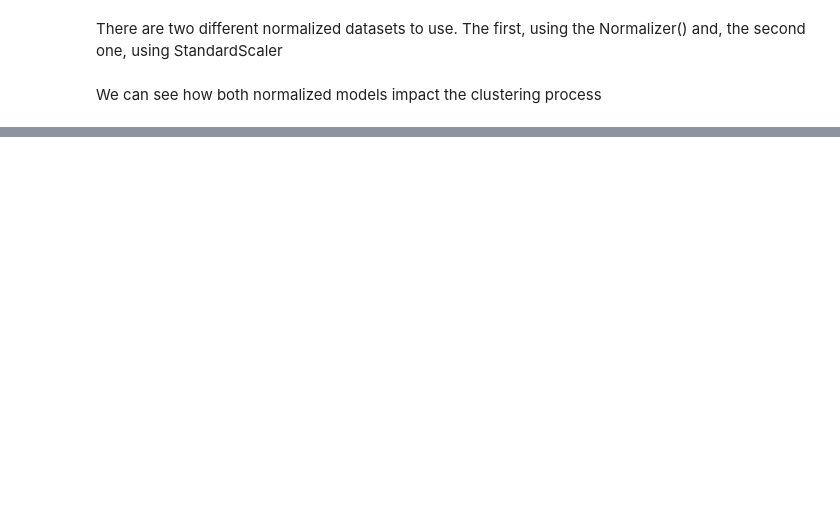
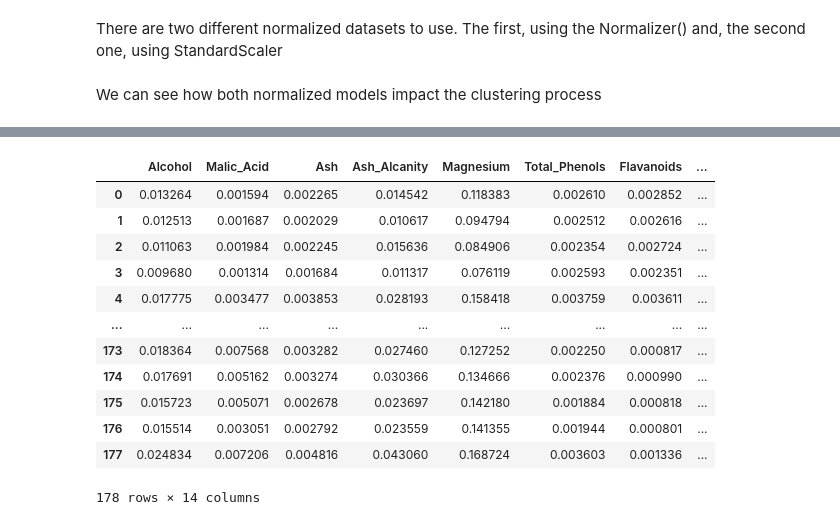
Before and after one commit to ViniciusSimm/wine-clusters, a Jupyter notebook: testing-models.ipynb, the cells around one changed output, grey strips where cells are left out. Cells and saved outputs as stored; diff of their text form; code cells hidden in the pictures; blank space fills up the shorter version.

```diff
--- a/testing-models.ipynb
+++ b/testing-models.ipynb
@@ -80,0 +220,18 @@ full_dataset_with_clusters[['Normalizer','StandardScaler']]
+# %%
+dataset_plot_graphs = pd.DataFrame(full_dataset_Normalizer,columns=full_dataset.columns)
+dataset_plot_graphs['Cluster'] = Y_pred_Normalizer
+dataset_plot_graphs
+# %% [output]
+|  | Alcohol | Malic_Acid | Ash | Ash_Alcanity | Magnesium | Total_Phenols | Flavanoids | ... |
+| 0 | 0.013264 | 0.001594 | 0.002265 | 0.014542 | 0.118383 | 0.002610 | 0.002852 | ... |
+| 1 | 0.012513 | 0.001687 | 0.002029 | 0.010617 | 0.094794 | 0.002512 | 0.002616 | ... |
+| 2 | 0.011063 | 0.001984 | 0.002245 | 0.015636 | 0.084906 | 0.002354 | 0.002724 | ... |
+| 3 | 0.009680 | 0.001314 | 0.001684 | 0.011317 | 0.076119 | 0.002593 | 0.002351 | ... |
+| 4 | 0.017775 | 0.003477 | 0.003853 | 0.028193 | 0.158418 | 0.003759 | 0.003611 | ... |
+| ... | ... | ... | ... | ... | ... | ... | ... | ... |
+| 173 | 0.018364 | 0.007568 | 0.003282 | 0.027460 | 0.127252 | 0.002250 | 0.000817 | ... |
+| 174 | 0.017691 | 0.005162 | 0.003274 | 0.030366 | 0.134666 | 0.002376 | 0.000990 | ... |
+| 175 | 0.015723 | 0.005071 | 0.002678 | 0.023697 | 0.142180 | 0.001884 | 0.000818 | ... |
+| 176 | 0.015514 | 0.003051 | 0.002792 | 0.023559 | 0.141355 | 0.001944 | 0.000801 | ... |
+| 177 | 0.024834 | 0.007206 | 0.004816 | 0.043060 | 0.168724 | 0.003603 | 0.001336 | ... |
+178 rows × 14 columns
```
Also changed, not shown: parts of 19 cells of this notebook.
